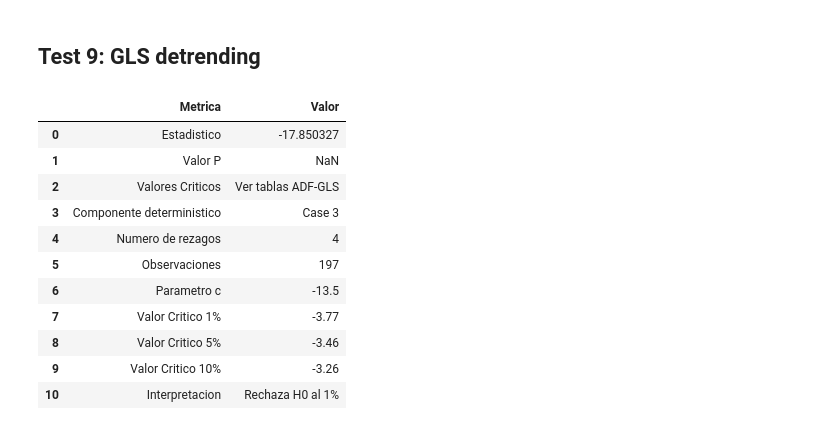
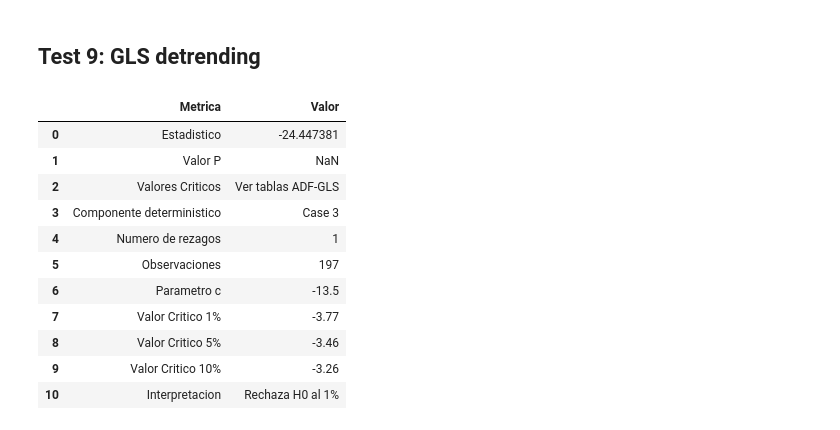
Before and after one commit to ensta630team/Homeworks, a Jupyter notebook: presentation/notebooks/hw_3/pregunta.ipynb, the cells around one changed output. Drawn from its saved outputs; the diff is of its cells as text; code cells hidden in the pictures.

```diff
--- a/presentation/notebooks/hw_3/pregunta.ipynb
+++ b/presentation/notebooks/hw_3/pregunta.ipynb
@@ -111,14 +111,14 @@ Test Murray-Nelson
 # %% [markdown]
 ## Test 9: GLS detrending
 # %%
-testmodule.test_gls(dataset['y'],3,4)
+testmodule.test_gls(dataset['y'],3)
 # %% [output]
 |  | Metrica | Valor |
-| 0 | Estadistico | -17.850327 |
+| 0 | Estadistico | -24.447381 |
 | 1 | Valor P | NaN |
 | 2 | Valores Criticos | Ver tablas ADF-GLS |
 | 3 | Componente deterministico | Case 3 |
-| 4 | Numero de rezagos | 4 |
+| 4 | Numero de rezagos | 1 |
 | 5 | Observaciones | 197 |
 | 6 | Parametro c | -13.5 |
 | 7 | Valor Critico 1% | -3.77 |
```
